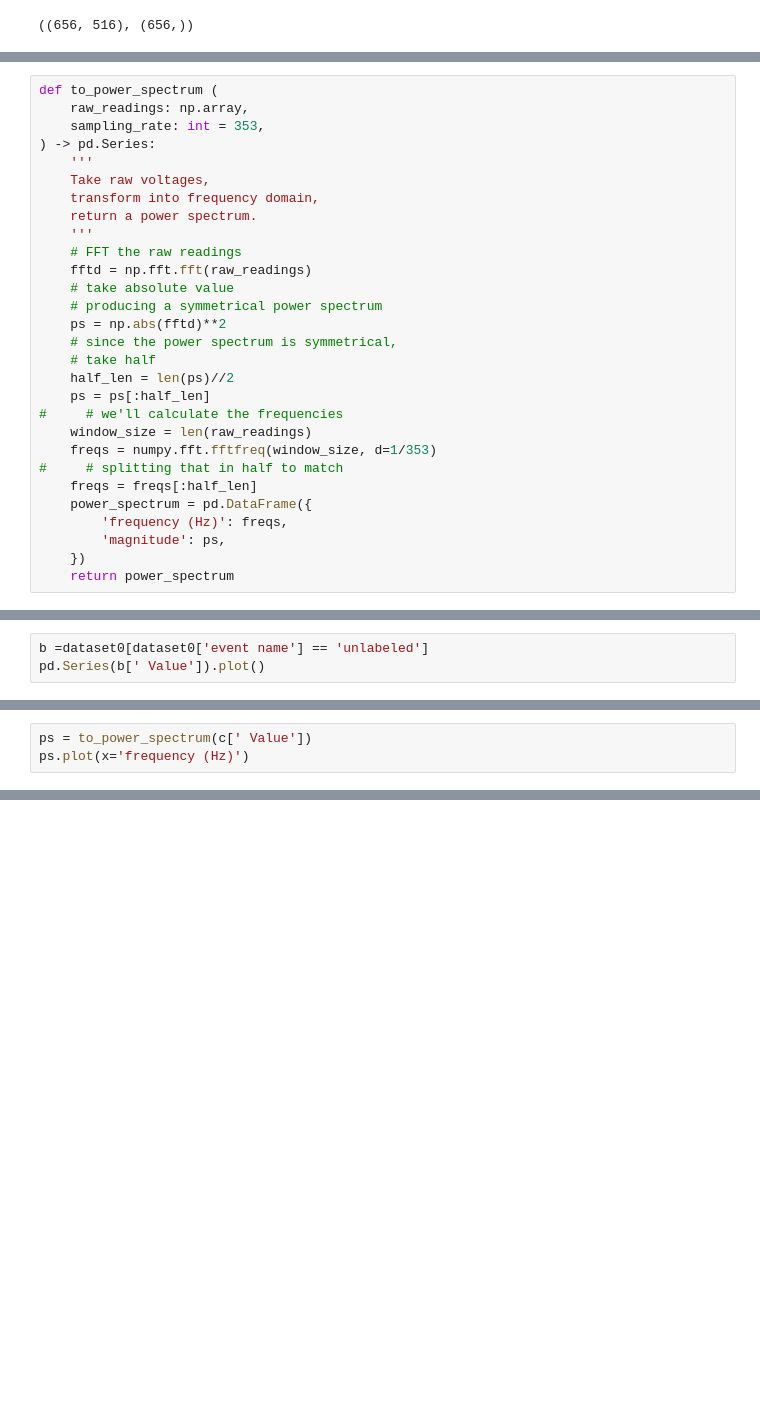
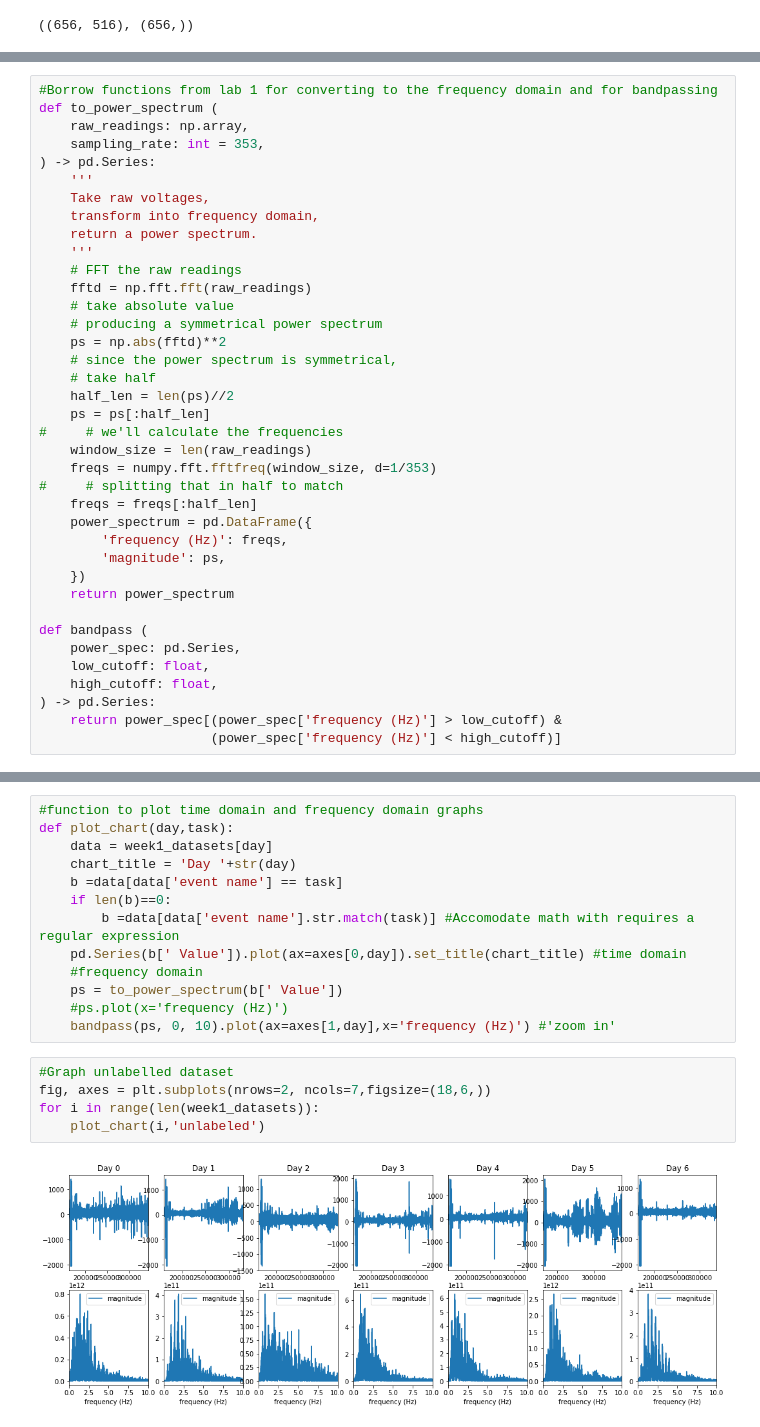
Before and after one commit to mumbihere/290T-mrt-lab2, a Jupyter notebook: lab-2.ipynb, the cells around one changed output, grey strips where cells are left out. Saved outputs shown, nothing was run; the diff lists cells and outputs as text; blank space fills up the shorter version.

```diff
--- a/lab-2.ipynb
+++ b/lab-2.ipynb
@@ -406,4 +399,5 @@ array(['blinkInstruction', 'blink1', 'blink2', 'blink3', 'blink4',
 # %%
+#Borrow functions from lab 1 for converting to the frequency domain and for bandpassing
 def to_power_spectrum (
     raw_readings: np.array,
     sampling_rate: int = 353,
@@ -432,3 +426,11 @@ def to_power_spectrum (
         'magnitude': ps,
     })
     return power_spectrum
+
+def bandpass (
+    power_spec: pd.Series,
+    low_cutoff: float,
+    high_cutoff: float,
+) -> pd.Series:
+    return power_spec[(power_spec['frequency (Hz)'] > low_cutoff) &
+                      (power_spec['frequency (Hz)'] < high_cutoff)]
@@ -451,3 +436,0 @@ len(dataset0[dataset0['Time'] == '16:00:51'])
-# %%
-b =dataset0[dataset0['event name'] == 'unlabeled']
-pd.Series(b[' Value']).plot()
@@ -469,3 +436,0 @@ pd.Series(b[' Value']).plot()
-# %%
-ps = to_power_spectrum(c[' Value'])
-ps.plot(x='frequency (Hz)')
@@ -501,0 +437,20 @@ specgram(c[' Value'], NFFT=256, Fs=256)
+# %%
+#function to plot time domain and frequency domain graphs
+def plot_chart(day,task):
+    data = week1_datasets[day]
+    chart_title = 'Day '+str(day)
+    b =data[data['event name'] == task]
+    if len(b)==0:
+        b =data[data['event name'].str.match(task)] #Accomodate math with requires a regular expression
+    pd.Series(b[' Value']).plot(ax=axes[0,day]).set_title(chart_title) #time domain
+    #frequency domain
+    ps = to_power_spectrum(b[' Value'])
+    #ps.plot(x='frequency (Hz)')
+    bandpass(ps, 0, 10).plot(ax=axes[1,day],x='frequency (Hz)') #'zoom in'
+# %%
+#Graph unlabelled dataset
+fig, axes = plt.subplots(nrows=2, ncols=7,figsize=(18,6,))
+for i in range(len(week1_datasets)):
+    plot_chart(i,'unlabeled')
+# %% [output]
+[figure, added]
```
Also changed, not shown: parts of 21 cells of this notebook.
